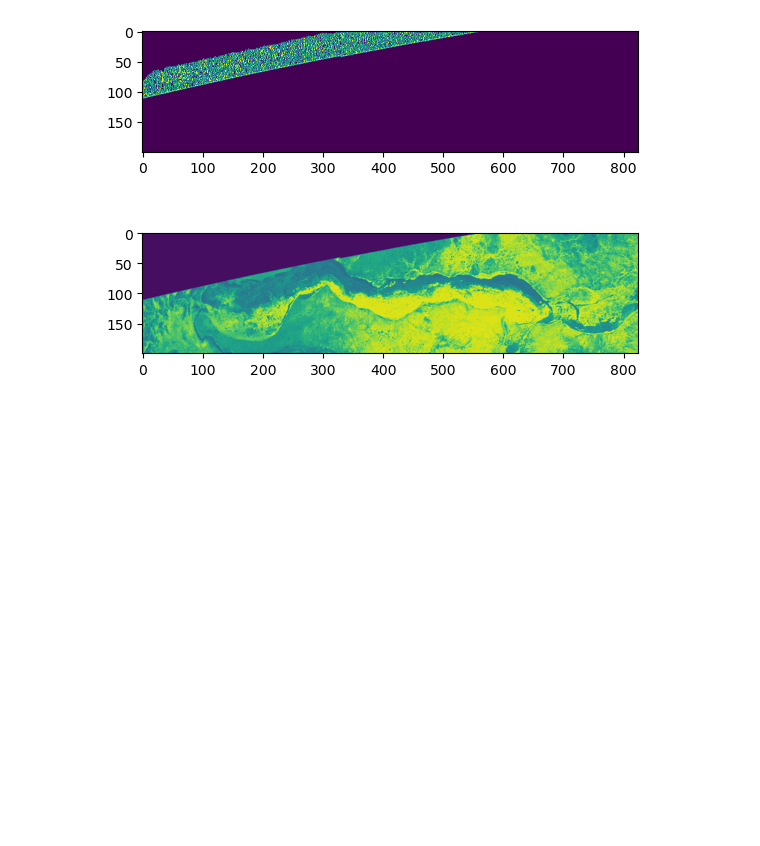
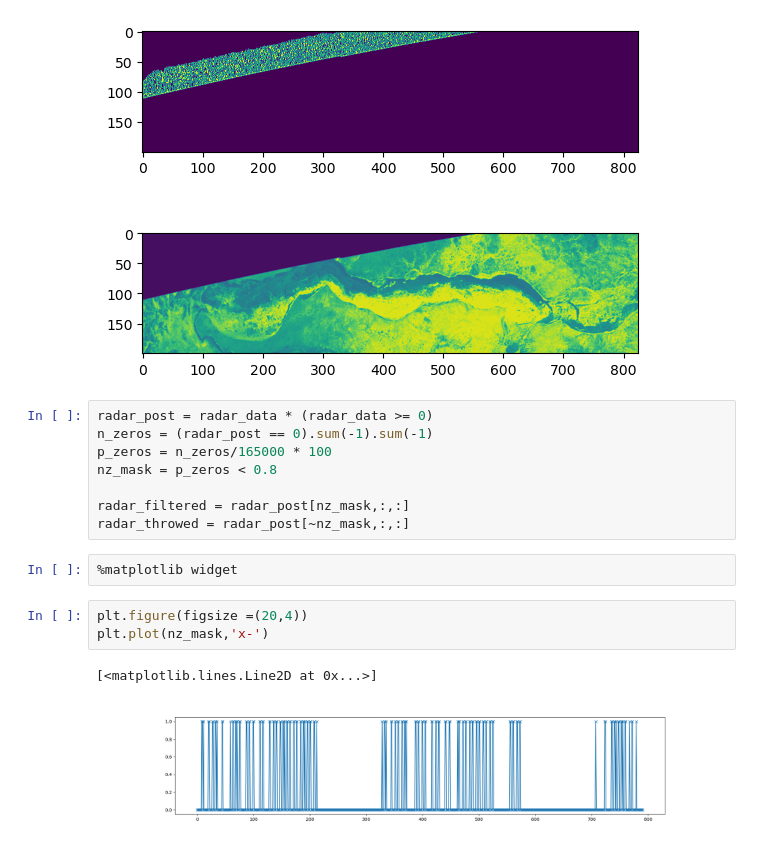
Before and after one commit to Albly/Data-driven_ice_tracking, a Jupyter notebook: main.ipynb, the cells around one changed output. Cells and saved outputs as stored; diff of their text form; blank space fills up the shorter version.

```diff
--- a/main.ipynb
+++ b/main.ipynb
@@ -35,3 +97,19 @@ plt.imshow(radar_data[idx].T < 0)
 # %% [output]
 <matplotlib.image.AxesImage at 0x...>
 [figure]
+# %%
+radar_post = radar_data * (radar_data >= 0)
+n_zeros = (radar_post == 0).sum(-1).sum(-1)
+p_zeros = n_zeros/165000 * 100
+nz_mask = p_zeros < 0.8
+
+radar_filtered = radar_post[nz_mask,:,:]
+radar_throwed = radar_post[~nz_mask,:,:]
+# %%
+%matplotlib widget
+# %%
+plt.figure(figsize =(20,4))
+plt.plot(nz_mask,'x-')
+# %% [output]
+[<matplotlib.lines.Line2D at 0x...>]
+[figure, added]
```
Also changed, not shown: parts of 37 cells of this notebook, 1 other file.
